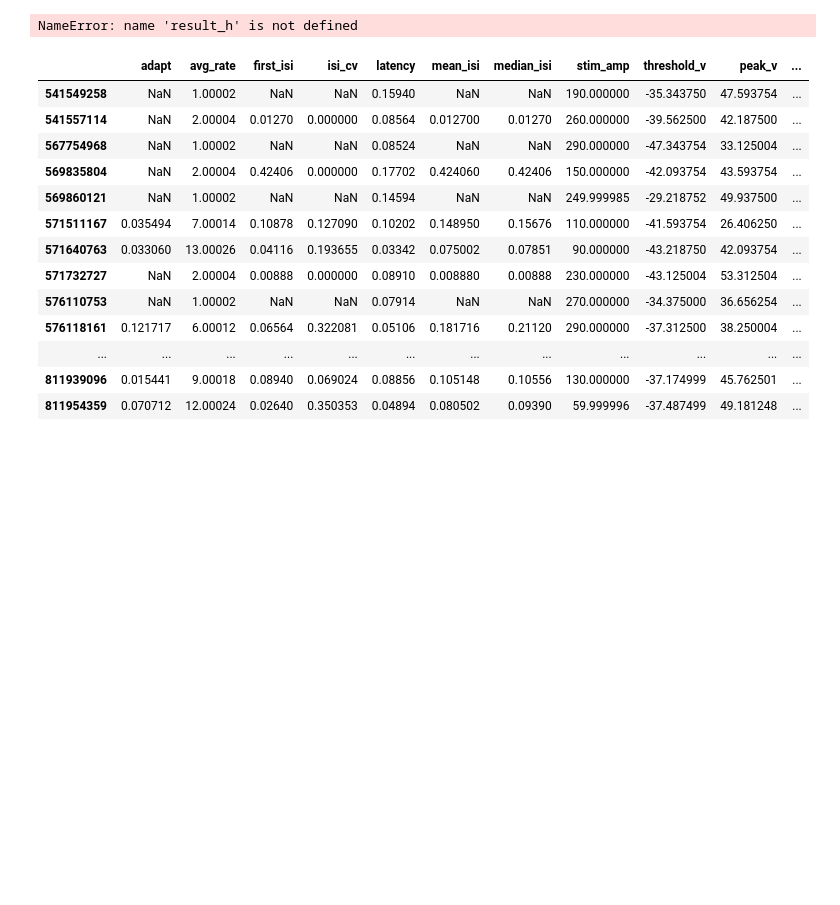
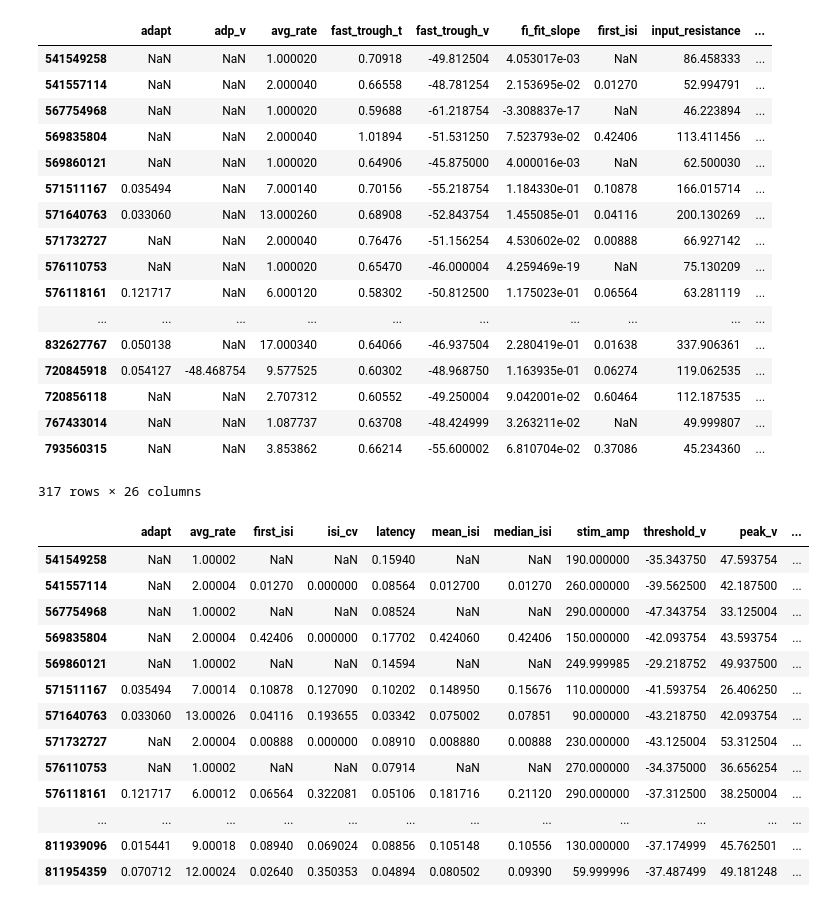
Before and after one commit to allen19981/NWB_IPFX_Allen, a Jupyter notebook: Combining csv files.ipynb, the cells around one changed output. Saved outputs shown, nothing was run; the diff lists cells and outputs as text; code cells hidden in the pictures; blank space fills up the shorter version.

Commit message:
updated mouse and human leftovers

```diff
--- a/Combining csv files.ipynb
+++ b/Combining csv files.ipynb
@@ -1,19 +1,33 @@
 # %%
 import pandas as pd
-df = pd.read_csv ('SCC_runs/Mouse/mouse_features_from_nwb.csv', index_col=0)
-df1 = pd.read_csv ('SCC_runs/Mouse/mouse_features_from_nwb1.csv', index_col=0)
-df2 = pd.read_csv ('SCC_runs/Mouse/mouse_features_from_nwb2.csv', index_col=0)
-df3 = pd.read_csv ('SCC_runs/Mouse/mouse_features_from_nwb3.csv', index_col=0)
-df4 = pd.read_csv ('SCC_runs/Mouse/mouse_features_from_nwb4.csv', index_col=0)
-df5 = pd.read_csv ('SCC_runs/Mouse/mouse_features_from_nwb5.csv', index_col=0)
-df6 = pd.read_csv ('SCC_runs/Mouse/mouse_features_from_nwb6.csv', index_col=0)
-df7 = pd.read_csv ('SCC_runs/Mouse/mouse_features_from_nwb7.csv', index_col=0)
-df8 = pd.read_csv ('SCC_runs/Mouse/mouse_features_from_nwb8.csv', index_col=0)
-df9 = pd.read_csv ('SCC_runs/Mouse/mouse_features_from_nwb9.csv', index_col=0)
+df = pd.read_csv ('SCC_runs/Human/human_features_from_nwb_local.csv', index_col=0)
+df1 = pd.read_csv ('SCC_runs/Human/human_features_from_nwb_local1.csv', index_col=0)
+df2 = pd.read_csv ('SCC_runs/Human/human_features_from_nwb_local2.csv', index_col=0)
+df3 = pd.read_csv ('SCC_runs/Human/human_features_from_nwb_local3.csv', index_col=0)
+df4 = pd.read_csv ('SCC_runs/Human/human_features_from_nwb_local4.csv', index_col=0)
+df5 = pd.read_csv ('human_features_from_nwb_local_leftover.csv', index_col=0)
 # %%
-result = pd.concat([df, df1, df2, df3, df4, df5, df6, df7, df8, df9], axis=1, sort=False)
+result = pd.concat([df, df1, df2, df3, df4, df5], axis=1, sort=True)
 result = result.transpose()
+result
+# %% [output]
+|  | adapt | adp_v | avg_rate | fast_trough_t | fast_trough_v | fi_fit_slope | first_isi | input_resistance | ... |
+| 541549258 | NaN | NaN | 1.000020 | 0.70918 | -49.812504 | 4.053017e-03 | NaN | 86.458333 | ... |
+| 541557114 | NaN | NaN | 2.000040 | 0.66558 | -48.781254 | 2.153695e-02 | 0.01270 | 52.994791 | ... |
+| 567754968 | NaN | NaN | 1.000020 | 0.59688 | -61.218754 | -3.308837e-17 | NaN | 46.223894 | ... |
+| 569835804 | NaN | NaN | 2.000040 | 1.01894 | -51.531250 | 7.523793e-02 | 0.42406 | 113.411456 | ... |
+| 569860121 | NaN | NaN | 1.000020 | 0.64906 | -45.875000 | 4.000016e-03 | NaN | 62.500030 | ... |
+| 571511167 | 0.035494 | NaN | 7.000140 | 0.70156 | -55.218754 | 1.184330e-01 | 0.10878 | 166.015714 | ... |
+| 571640763 | 0.033060 | NaN | 13.000260 | 0.68908 | -52.843754 | 1.455085e-01 | 0.04116 | 200.130269 | ... |
+| 571732727 | NaN | NaN | 2.000040 | 0.76476 | -51.156254 | 4.530602e-02 | 0.00888 | 66.927142 | ... |
+| 576110753 | NaN | NaN | 1.000020 | 0.65470 | -46.000004 | 4.259469e-19 | NaN | 75.130209 | ... |
+| 576118161 | 0.121717 | NaN | 6.000120 | 0.58302 | -50.812500 | 1.175023e-01 | 0.06564 | 63.281119 | ... |
+| ... | ... | ... | ... | ... | ... | ... | ... | ... | ... |
+| 832627767 | 0.050138 | NaN | 17.000340 | 0.64066 | -46.937504 | 2.280419e-01 | 0.01638 | 337.906361 | ... |
+| 720845918 | 0.054127 | -48.468754 | 9.577525 | 0.60302 | -48.968750 | 1.163935e-01 | 0.06274 | 119.062535 | ... |
+| 720856118 | NaN | NaN | 2.707312 | 0.60552 | -49.250004 | 9.042001e-02 | 0.60464 | 112.187535 | ... |
+| 767433014 | NaN | NaN | 1.087737 | 0.63708 | -48.424999 | 3.263211e-02 | NaN | 49.999807 | ... |
+| 793560315 | NaN | NaN | 3.853862 | 0.66214 | -55.600002 | 6.810704e-02 | 0.37086 | 45.234360 | ... |
+317 rows × 26 columns
 # %%
-result.to_csv('full_mouse_features_from_nwb_local.csv')
+result.to_csv('full_human_features_from_nwb_local.csv')
-# %% [output]
-NameError: name 'result_h' is not defined
```
Also changed, not shown: parts of 5 cells of this notebook, 6 other files.
